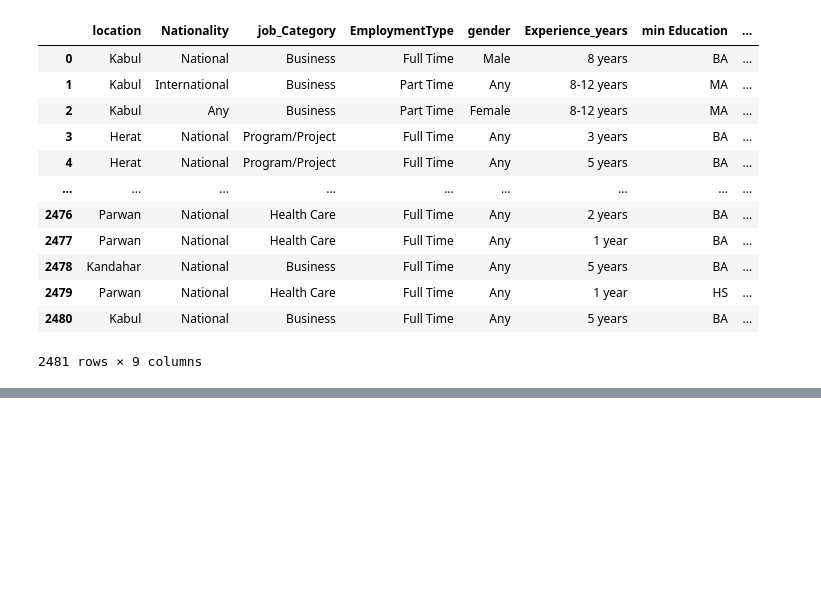
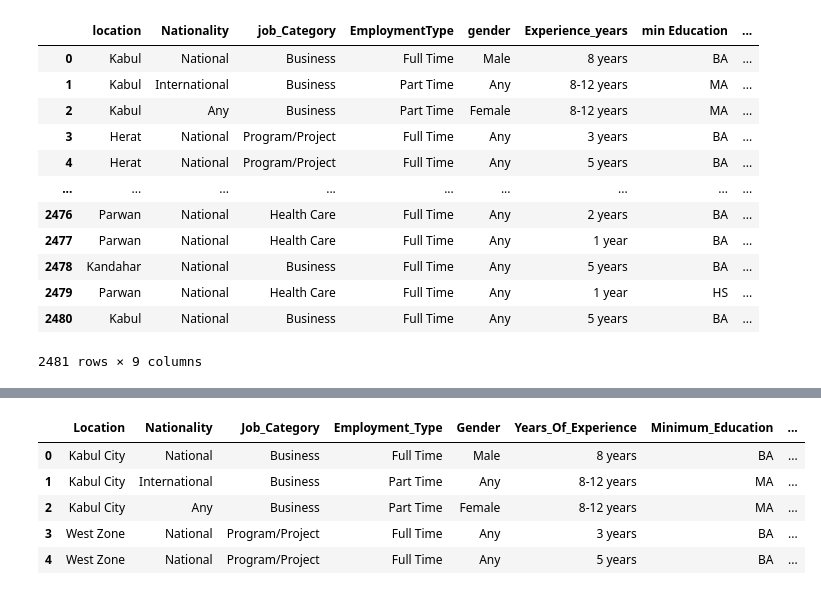
Before and after one commit to Nasrullah-Safdari/MIT-ELO-Project, a Jupyter notebook: cleaning/cleaningData.ipynb, the cells around one changed output, grey strips where cells are left out. Drawn from its saved outputs; the diff is of its cells as text; code cells hidden in the pictures; blank space fills up the shorter version.

```diff
--- a/cleaning/cleaningData.ipynb
+++ b/cleaning/cleaningData.ipynb
@@ -77,0 +113,24 @@ merged_df.to_csv('data.csv')
+# %%
+zone_mapping = {
+    'Kabul Zone': ['Maidan Wardak', 'Logar', 'Kapisa', 'Parwan'],
+    'Kabul City': 'Kabul',
+    'North-Zone': ['Samangan', 'Baghlan', 'Balkh', 'Jawzjan', 'Faryab', 'Sar-e Pol', 'Sare Pol'],
+    'West Zone': ['Badghis', 'Herat', 'Nimruz', 'Farah', 'Ghur', 'Ghowr'],
+    'Central Highlands': ['Bamian', 'Daikondi', 'Ghazni'],
+    'North-East Zone': ['Kunduz', 'Takhar', 'Badakhshan', 'Panjshir'],
+    'South Zone': ['Helmand', 'Kandahar', 'Zabul', 'Oruzgan'],
+    'East Zone': ['Laghman', 'Nangarhar', 'Paktia', 'Paktika', 'Khost', 'Nuristan', 'Kunar']
+}
+
+# Create a new column based on the mapping
+merged_df['Location'] = merged_df['Location'].apply(lambda x: next((key for key, value in zone_mapping.items() if x in value), None))
+# %%
+#merged_df = merged_df.drop('Location_Zone', axis=1)
+merged_df.head()
+# %% [output]
+|  | Location | Nationality | Job_Category | Employment_Type | Gender | Years_Of_Experience | Minimum_Education | ... |
+| 0 | Kabul City | National | Business | Full Time | Male | 8 years | BA | ... |
+| 1 | Kabul City | International | Business | Part Time | Any | 8-12 years | MA | ... |
+| 2 | Kabul City | Any | Business | Part Time | Female | 8-12 years | MA | ... |
+| 3 | West Zone | National | Program/Project | Full Time | Any | 3 years | BA | ... |
+| 4 | West Zone | National | Program/Project | Full Time | Any | 5 years | BA | ... |
```
Also changed, not shown: parts of 26 cells of this notebook.
